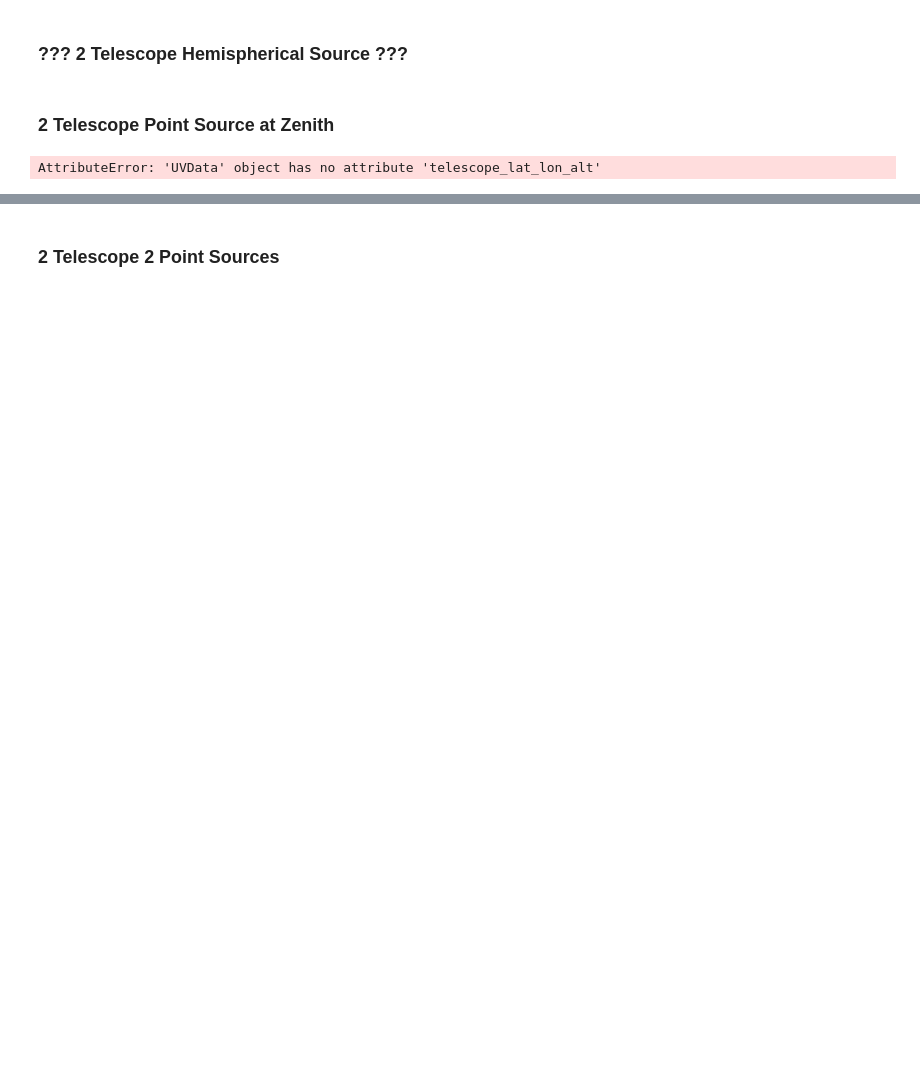
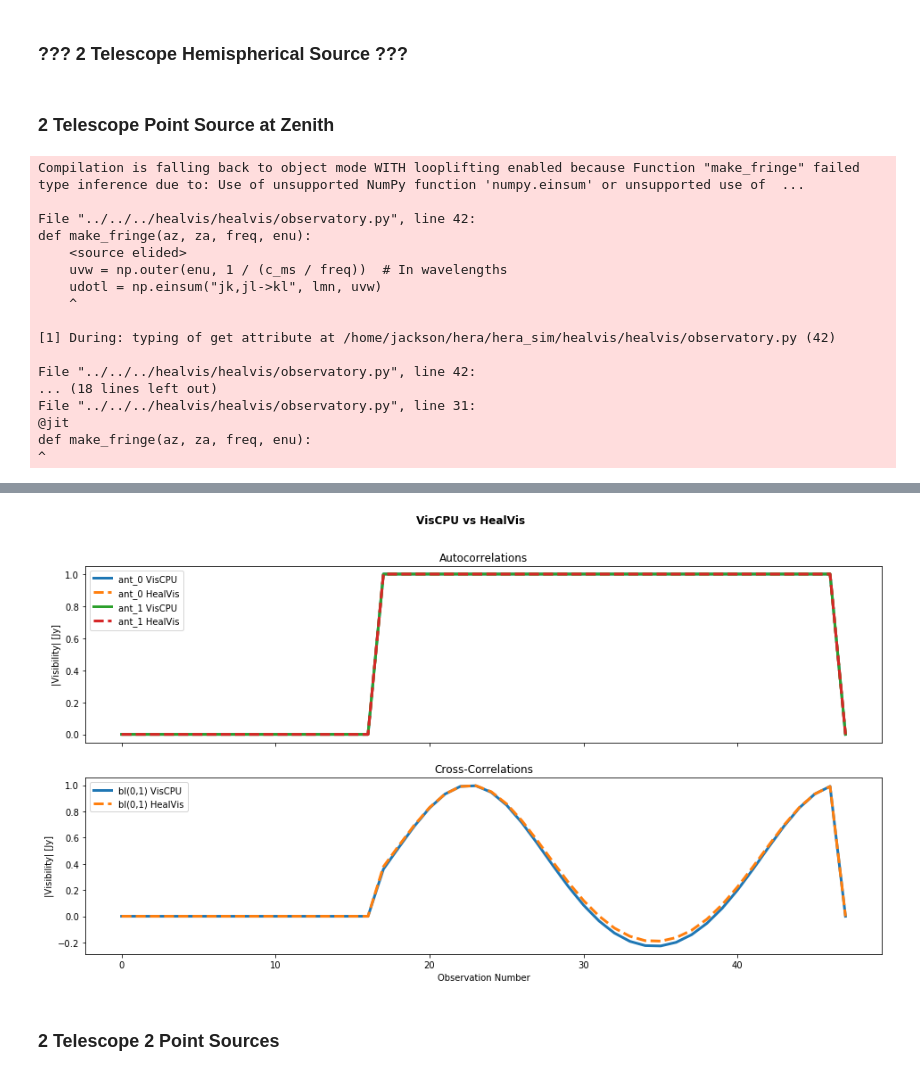
Before and after one commit to HERA-Team/hera_sim, a Jupyter notebook: docs/tutorials/visibility_simulator.ipynb, the cells around one changed output, grey strips where cells are left out. Cells and saved outputs as stored; diff of their text form; code cells hidden in the pictures; blank space fills up the shorter version.

```diff
--- a/docs/tutorials/visibility_simulator.ipynb
+++ b/docs/tutorials/visibility_simulator.ipynb
@@ -48,31 +48,27 @@ def plot_blts(simulator):
 
     fig.suptitle(type(simulator).__name__, fontweight='bold')
 
-    #u_lsts = np.round(unique(simulator.uvdata.lst_array)*12/np.pi, 2)
-    #step = len(u_lsts)/6
-
-    #[axis.set_xticklabels(u_lsts[::step]) for axis in ax]
+    lw = 2
 
     for i in simulator.uvdata.antenna_numbers:
         auto_ind = simulator.uvdata.antpair2ind((i,i))
         #ax[0].plot(unique(simulator.uvdata.lst_array)*12/np.pi,
         #   simulator.uvdata.data_array[auto_ind, 0, 0, 0], label="ant_{}".format(i))
 
-        ax[0].plot(np.real(simulator.uvdata.data_array[auto_ind, 0, 0, 0]), label="ant_{} real".format(i))
-        ax[0].plot(np.imag(simulator.uvdata.data_array[auto_ind, 0, 0, 0]), linestyle="--", label="ant_{} imag".format(i))
+        ax[0].plot(np.real(simulator.uvdata.data_array[auto_ind, 0, 0, 0]), label="ant_{} real".format(i), linewidth=lw)
+        ax[0].plot(np.imag(simulator.uvdata.data_array[auto_ind, 0, 0, 0]), linestyle="--", label="ant_{} imag".format(i), linewidth=lw)
 
         for j in simulator.uvdata.antenna_numbers[(i+1):]:
             cross_ind = simulator.uvdata.antpair2ind((i,j))
             #ax[1].plot(unique(simulator.uvdata.lst_array)*12/np.pi, simulator.uvdata.data_array[cross_ind, 0, 0, 0], label="bl({},{})".format(i,j))
-            ax[1].plot(np.real(simulator.uvdata.data_array[cross_ind, 0, 0, 0]), label="bl({},{}) real".format(i,j))
-            ax[1].plot(np.imag(simulator.uvdata.data_array[cross_ind, 0, 0, 0]), linestyle="--", label="bl({},{}) imag".format(i,j))
+            ax[1].plot(np.real(simulator.uvdata.data_array[cross_ind, 0, 0, 0]), label="bl({},{}) real".format(i,j), linewidth=lw)
+            ax[1].plot(np.imag(simulator.uvdata.data_array[cross_ind, 0, 0, 0]), linestyle="--", label="bl({},{}) imag".format(i,j), linewidth=lw)
 
     ax[0].legend()
     ax[1].legend()
     ax[0].set_title("Autocorrelations")
     ax[1].set_title("Cross-Correlations")
     ax[1].set_xlabel("Observation Number")
-    #ax[1].set_xlabel("LST (hours)")
 
 def compare_blts(simulator1, simulator2):
     fig, ax = plt.subplots(2, 1, sharex=True,
@@ -83,7 +79,7 @@ def compare_blts(simulator1, simulator2):
 
     fig.suptitle(name1 + " vs " + name2, fontweight='bold')
 
-    lw=2
+    lw=3
 
     for i in simulator1.uvdata.antenna_numbers:
         auto_ind = simulator1.uvdata.antpair2ind((i,i))
@@ -124,7 +120,7 @@ def myuvdata(ntimes=48, ntel=1, **kwargs):
 
     return io.empty_uvdata(
         nfreq = 5,
-        time_per_integ = 86164.1/ntimes,
+        integration_time = 86164.1/ntimes,
         ntimes= ntimes,
         ants = ants,
         **kwargs
@@ -426,7 +417,7 @@ uvdata = myuvdata(ntel=2)
 uvdata1 = myuvdata(ntel=2)
 freqs = np.unique(uvdata.freq_array)
 
-point_source_pos = np.array([[0, uvdata.telescope_lat_lon_alt[0]]])
+point_source_pos = np.array([[0, uvdata.telescope_location_lat_lon_alt[0]]])
 point_source_flux = np.array([[1.0]] * len(freqs))
 
 viscpu_sim = VisCPU(
@@ -458,4 +449,20 @@ healvis = healvis_sim.uvdata.data_array
 
 compare_blts(viscpu_sim, healvis_sim)
 # %% [output]
-AttributeError: 'UVData' object has no attribute 'telescope_lat_lon_alt'
+Compilation is falling back to object mode WITH looplifting enabled because Function "make_fringe" failed type inference due to: Use of unsupported NumPy function 'numpy.einsum' or unsupported use of  ...
+
+File "../../../healvis/healvis/observatory.py", line 42:
+def make_fringe(az, za, freq, enu):
+    <source elided>
+    uvw = np.outer(enu, 1 / (c_ms / freq))  # In wavelengths
+    udotl = np.einsum("jk,jl->kl", lmn, uvw)
+    ^
+
+[1] During: typing of get attribute at /home/jackson/hera/hera_sim/healvis/healvis/observatory.py (42)
+
+File "../../../healvis/healvis/observatory.py", line 42:
+... (18 lines left out)
+File "../../../healvis/healvis/observatory.py", line 31:
+@jit
+def make_fringe(az, za, freq, enu):
+^
@@ -461,0 +486 @@ AttributeError: 'UVData' object has no attribute 'telescope_lat_lon_alt'
+[figure, added]
```
Also changed, not shown: parts of 9 cells of this notebook, 2 other files.
